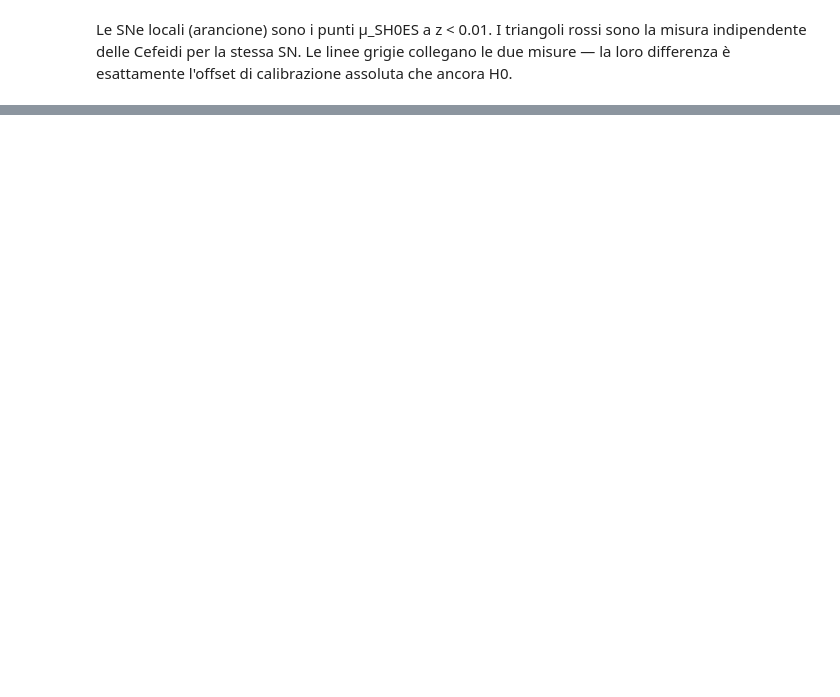
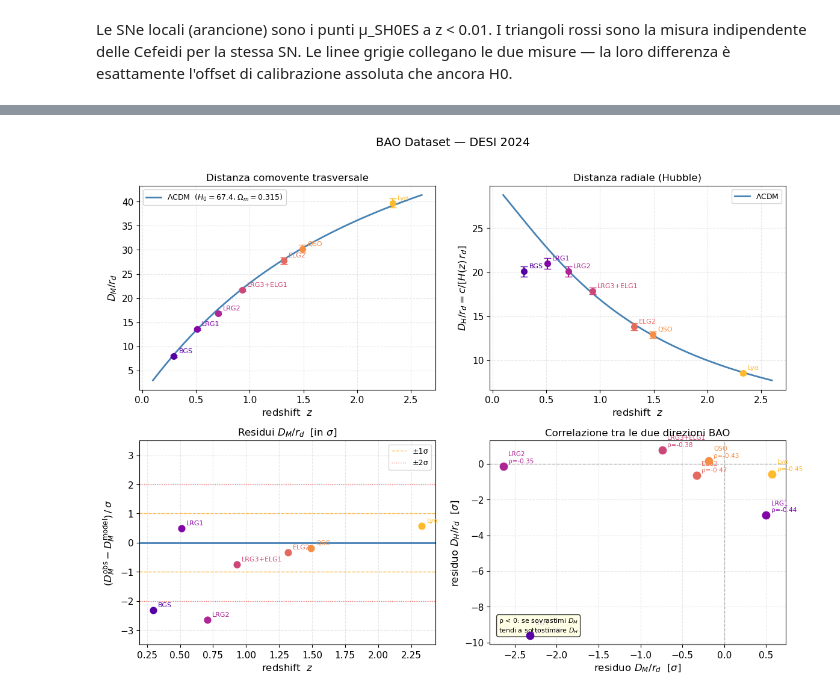
Before and after one commit to PietroCappelli/MCMC_cosmology, a Jupyter notebook: dataset.ipynb, the cells around one changed output, grey strips where cells are left out. Cells and saved outputs as stored; diff of their text form; code cells hidden in the pictures; blank space fills up the shorter version.

```diff
--- a/dataset.ipynb
+++ b/dataset.ipynb
@@ -431,0 +476,89 @@ Le SNe locali (arancione) sono i punti μ_SH0ES a z < 0.01. I triangoli rossi so
+# %%
+colors = plt.cm.plasma(np.linspace(0.15, 0.85, len(z_arr)))
+
+fig, axes = plt.subplots(2, 2, figsize=(12, 9))
+fig.suptitle("BAO Dataset — DESI 2024", fontsize=14, y=1.01)
+
+# ── Panel 1: DM/rd vs z ──────────────────────────────
+ax = axes[0, 0]
+ax.plot(z_line, DM_line, "-", color="steelblue", lw=2,
+        label=r"$\Lambda$CDM  ($H_0=67.4$, $\Omega_m=0.315$)")
+for i, (z, dm, sdm, lbl) in enumerate(zip(z_arr, DM_rd, sDM, labels)):
+    ax.errorbar(z, dm, yerr=sdm, fmt="o", color=colors[i],
+                ms=7, capsize=4, zorder=4)
+    ax.annotate(lbl, (z, dm), textcoords="offset points",
+                xytext=(6, 4), fontsize=8, color=colors[i])
+
+ax.set_xlabel("redshift  $z$", fontsize=12)
+ax.set_ylabel(r"$D_M / r_d$", fontsize=12)
+ax.set_title("Distanza comovente trasversale", fontsize=12)
+ax.legend(fontsize=9)
+
+# ── Panel 2: DH/rd vs z ──────────────────────────────
+ax = axes[0, 1]
+ax.plot(z_line, DH_line, "-", color="steelblue", lw=2,
+        label=r"$\Lambda$CDM")
+for i, (z, dh, sdh, lbl) in enumerate(zip(z_arr, DH_rd, sDH, labels)):
+    ax.errorbar(z, dh, yerr=sdh, fmt="o", color=colors[i],
+                ms=7, capsize=4, zorder=4)
+    ax.annotate(lbl, (z, dh), textcoords="offset points",
+                xytext=(6, 4), fontsize=8, color=colors[i])
+
+ax.set_xlabel("redshift  $z$", fontsize=12)
+ax.set_ylabel(r"$D_H / r_d = c / [H(z)\, r_d]$", fontsize=12)
+ax.set_title("Distanza radiale (Hubble)", fontsize=12)
+ax.legend(fontsize=9)
+
+# ── Panel 3: Residui DM/rd ───────────────────────────
+ax = axes[1, 0]
+DM_pred = np.array([DM_model(zi) for zi in z_arr])
+res_DM  = (DM_rd - DM_pred) / sDM   # residui in unità di sigma
+
+ax.axhline(0,  color="steelblue", lw=2)
+ax.axhline( 1, color="orange", lw=1, linestyle="--", alpha=0.7)
+ax.axhline(-1, color="orange", lw=1, linestyle="--", alpha=0.7, label="±1σ")
+ax.axhline( 2, color="red",    lw=1, linestyle=":",  alpha=0.5)
+ax.axhline(-2, color="red",    lw=1, linestyle=":",  alpha=0.5, label="±2σ")
+
+for i, (z, res, lbl) in enumerate(zip(z_arr, res_DM, labels)):
+    ax.scatter(z, res, color=colors[i], s=60, zorder=4)
+    ax.annotate(lbl, (z, res), textcoords="offset points",
+                xytext=(6, 4), fontsize=8, color=colors[i])
+
+ax.set_xlabel("redshift  $z$", fontsize=12)
+ax.set_ylabel(r"$(D_M^{\rm obs} - D_M^{\rm model})\,/\,\sigma$", fontsize=12)
+ax.set_title(r"Residui $D_M/r_d$  [in $\sigma$]", fontsize=12)
+ax.set_ylim(-3.5, 3.5)
+ax.legend(fontsize=9)
+
+# ── Panel 4: Correlazione DM–DH per ogni bin ─────────
+ax = axes[1, 1]
+
+DH_pred = np.array([DH_model(zi) for zi in z_arr])
+res_DH  = (DH_rd - DH_pred) / sDH
+
+for i, (rdm, rdh, lbl, r) in enumerate(
+        zip((DM_rd - DM_pred)/sDM, (DH_rd - DH_pred)/sDH, labels, rho)):
+    ax.scatter(rdm, rdh, color=colors[i], s=80, zorder=4)
+    ax.annotate(f"{lbl}\nρ={r:.2f}", (rdm, rdh),
+                textcoords="offset points",
+                xytext=(6, 4), fontsize=7.5, color=colors[i])
+
+ax.axhline(0, color="gray", lw=1, linestyle="--", alpha=0.5)
+ax.axvline(0, color="gray", lw=1, linestyle="--", alpha=0.5)
+ax.set_xlabel(r"residuo $D_M/r_d$  [$\sigma$]", fontsize=12)
+ax.set_ylabel(r"residuo $D_H/r_d$  [$\sigma$]", fontsize=12)
+ax.set_title("Correlazione tra le due direzioni BAO", fontsize=12)
+
+# Nota: rho negativo = anticorrelazione DM-DH, tipica del BAO
+ax.text(0.03, 0.06,
+        "ρ < 0: se sovrastimi $D_M$\ntendi a sottostimare $D_H$",
+        transform=ax.transAxes, fontsize=8,
+        bbox=dict(boxstyle="round,pad=0.3", fc="lightyellow", alpha=0.8))
+
+plt.tight_layout()
+plt.savefig("bao_exploration.png", dpi=150, bbox_inches="tight")
+plt.show()
+print("Salvato: bao_exploration.png")
+# %% [output]
+[figure, added]
```
Also changed, not shown: parts of 14 cells of this notebook, 1 other file.
